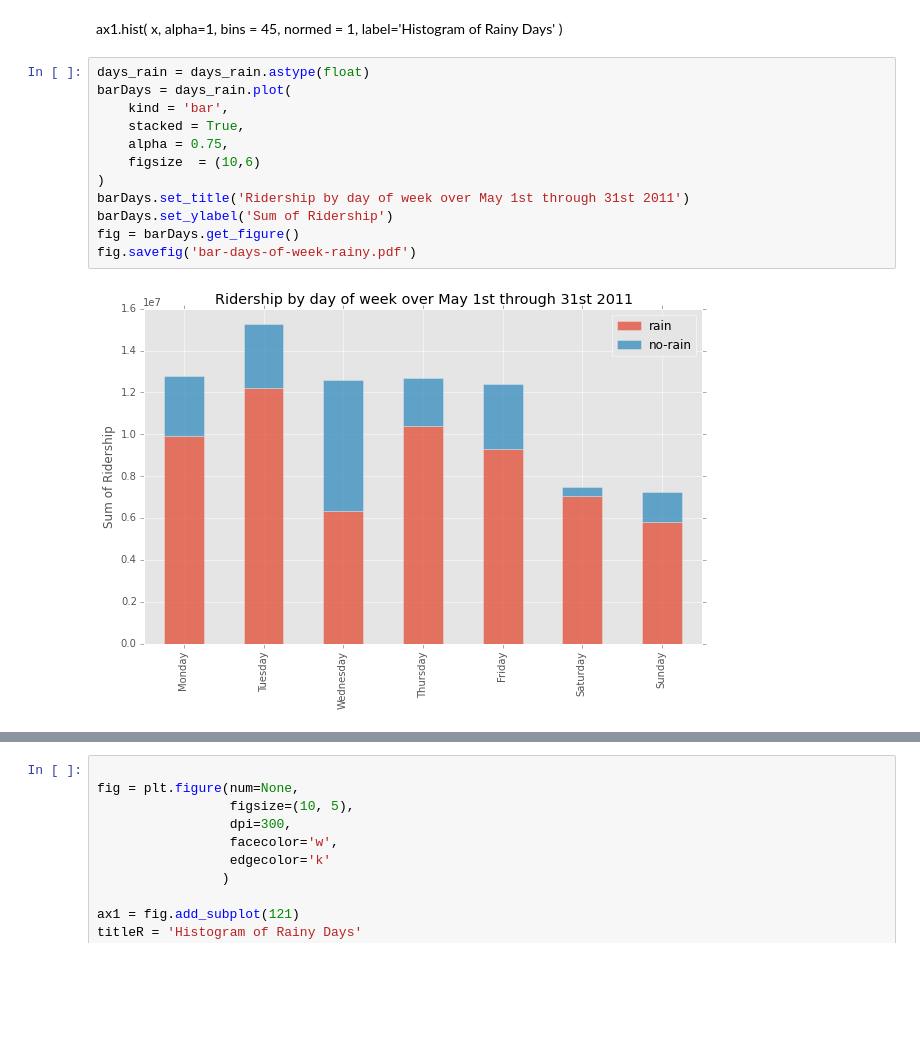
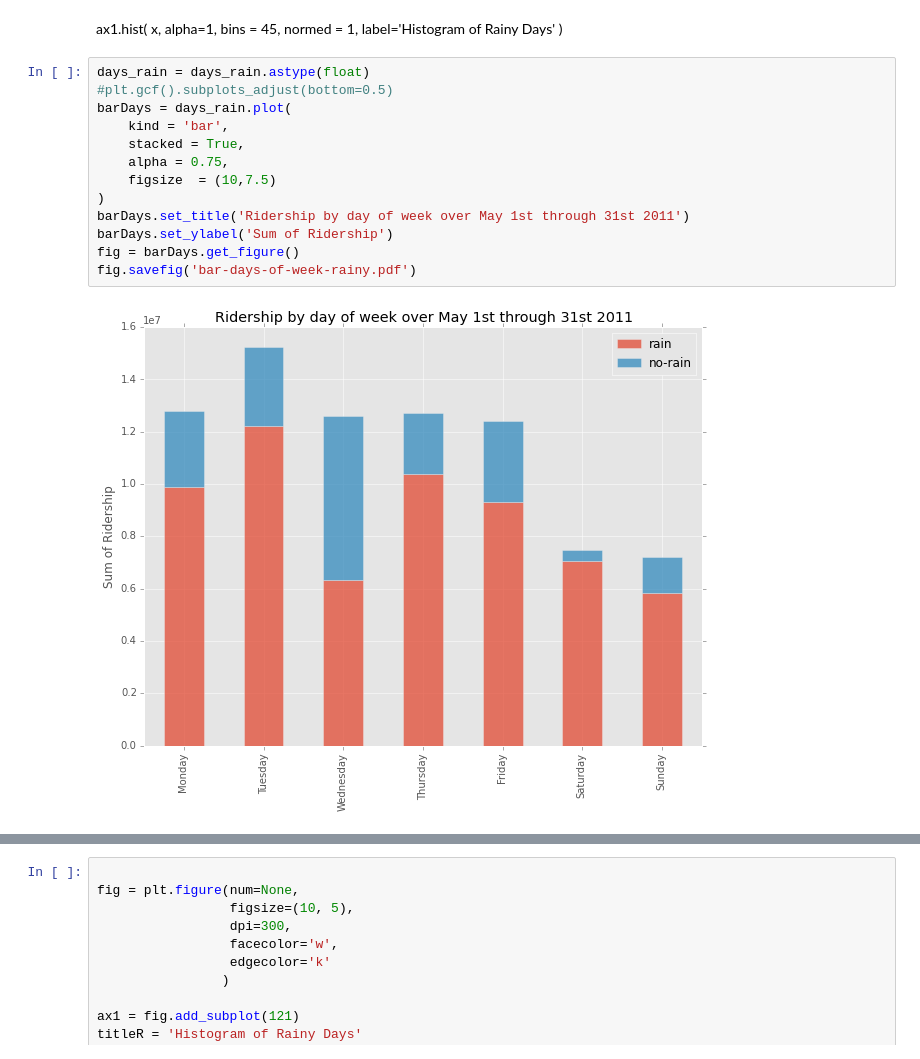
Before and after one commit to 8leggedunicorn/Udacity, a Jupyter notebook: Histogram.ipynb, the cells around one changed output, grey strips where cells are left out. Cells and saved outputs as stored; diff of their text form; blank space fills up the shorter version.

```diff
--- a/Histogram.ipynb
+++ b/Histogram.ipynb
@@ -108,15 +109,16 @@ ax1.hist(
 )
 # %%
 days_rain = days_rain.astype(float)
+#plt.gcf().subplots_adjust(bottom=0.5)
 barDays = days_rain.plot(
     kind = 'bar',
     stacked = True,
     alpha = 0.75,
-    figsize  = (10,6)
+    figsize  = (10,7.5)
 )
 barDays.set_title('Ridership by day of week over May 1st through 31st 2011')
 barDays.set_ylabel('Sum of Ridership')
 fig = barDays.get_figure()
 fig.savefig('bar-days-of-week-rainy.pdf')
 # %% [output]
-[figure, old version]
+[figure, new version]
```
Also changed, not shown: parts of 5 cells of this notebook, 4 other files.
